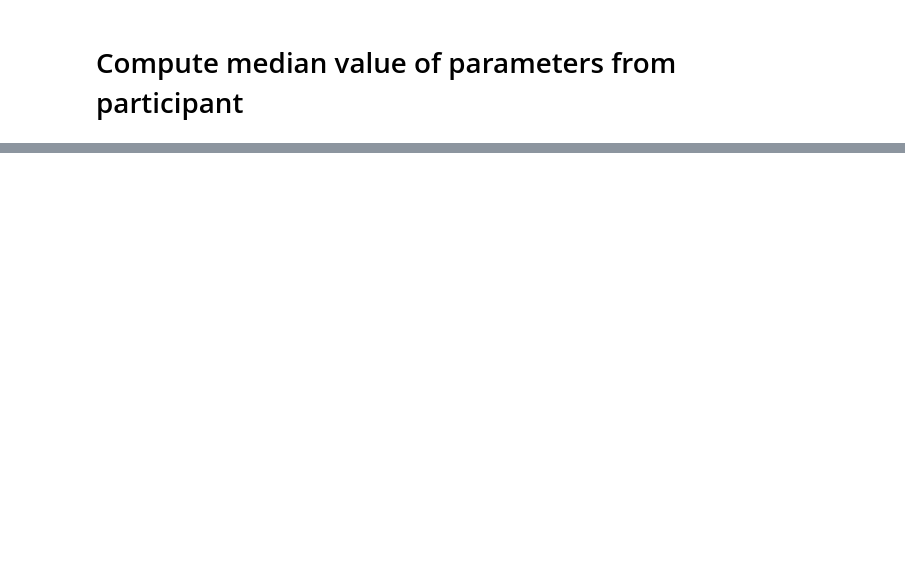
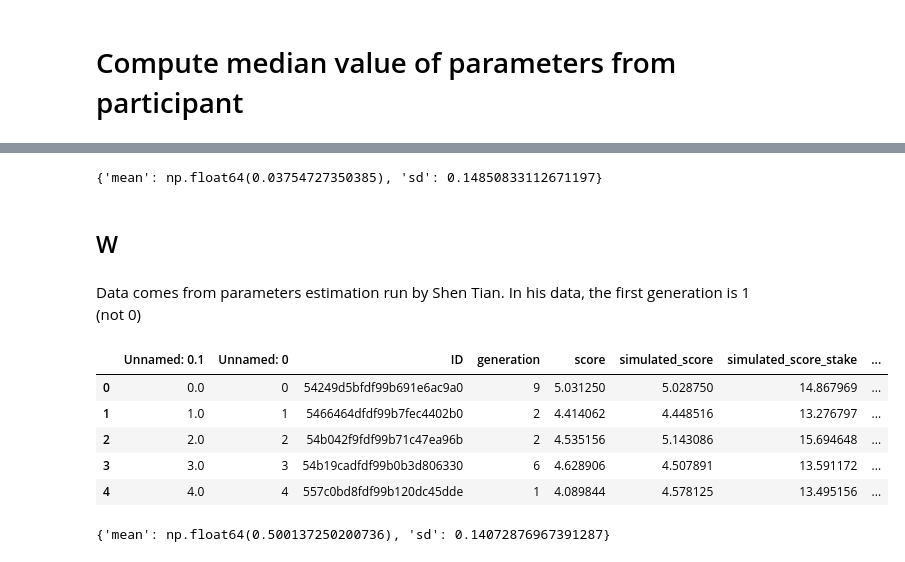
Before and after one commit to DrBlublu/2023_Transmission_of_model_project_ABM, a Jupyter notebook: scripts/parameter_extraction.ipynb, the cells around one changed output, grey strips where cells are left out. Saved outputs shown, nothing was run; the diff lists cells and outputs as text; code cells hidden in the pictures; blank space fills up the shorter version.

Commit message:
feature: Add init_population file and its test. Add data for W & participants values from the main experiment. Compute basic descriptive statistics to be used in init_population.

```diff
--- a/scripts/parameter_extraction.ipynb
+++ b/scripts/parameter_extraction.ipynb
@@ -38,0 +52,35 @@ combined
+# %%
+model_knowledge_param = {
+    "mean": df[df["gen"] == 0]["pl2_understanding"].mean(),
+    "sd": df[df["gen"] == 0]["pl2_understanding"].std()
+}
+model_knowledge_param
+# %% [output]
+{'mean': np.float64(0.03754727350385), 'sd': 0.14850833112671197}
+# %% [markdown]
+## W
+# %% [markdown]
+Data comes from parameters estimation run by Shen Tian.
+In his data, the first generation is 1 (not 0)
+# %%
+df_w_language = pd.read_csv("../data/data_participants_w_language.csv")
+df_w_observation = pd.read_csv("../data/data_participants_w_observation.csv")
+df_w_language["condition"] = "language"
+df_w_observation["condition"] = "observation"
+df_w = pd.concat([df_w_language, df_w_observation], ignore_index=True)
+df_w.head()
+# %% [output]
+|  | Unnamed: 0.1 | Unnamed: 0 | ID | generation | score | simulated_score | simulated_score_stake | ... |
+| 0 | 0.0 | 0 | 54249d5bfdf99b691e6ac9a0 | 9 | 5.031250 | 5.028750 | 14.867969 | ... |
+| 1 | 1.0 | 1 | 5466464dfdf99b7fec4402b0 | 2 | 4.414062 | 4.448516 | 13.276797 | ... |
+| 2 | 2.0 | 2 | 54b042f9fdf99b71c47ea96b | 2 | 4.535156 | 5.143086 | 15.694648 | ... |
+| 3 | 3.0 | 3 | 54b19cadfdf99b0b3d806330 | 6 | 4.628906 | 4.507891 | 13.591172 | ... |
+| 4 | 4.0 | 4 | 557c0bd8fdf99b120dc45dde | 1 | 4.089844 | 4.578125 | 13.495156 | ... |
+# %%
+w_param = {
+    "mean": df_w[df_w["generation"] == 1]["w"].mean(),
+    "sd": df_w[df_w["generation"] == 1]["w"].std()
+}
+w_param
+# %% [output]
+{'mean': np.float64(0.500137250200736), 'sd': 0.14072876967391287}
```
Also changed, not shown: parts of 2 cells of this notebook, 11 other files.
